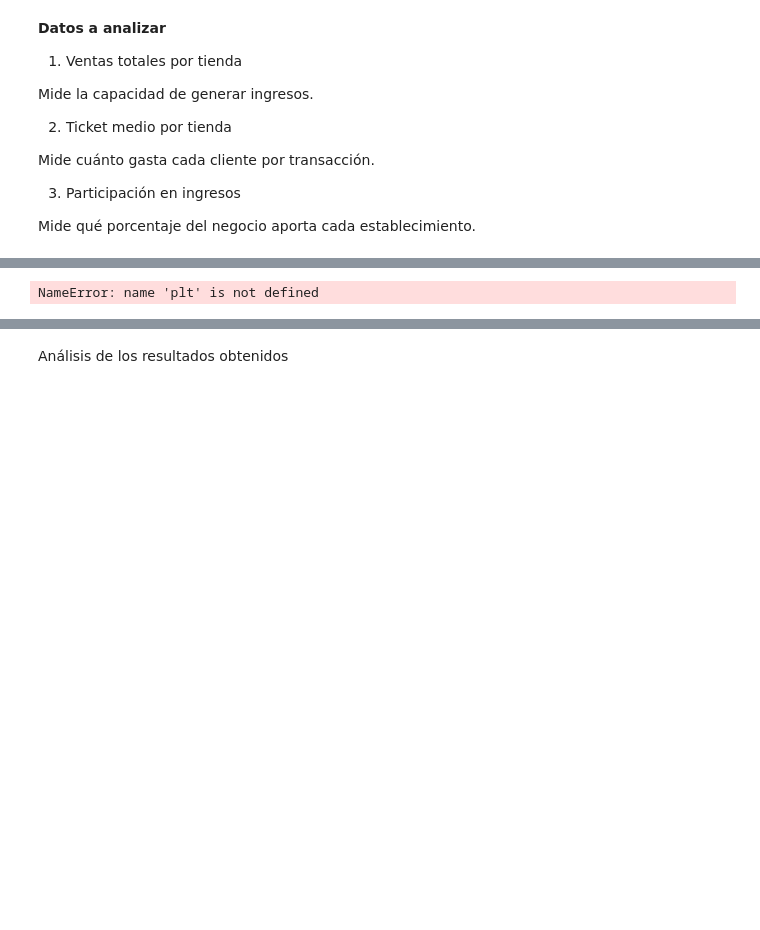
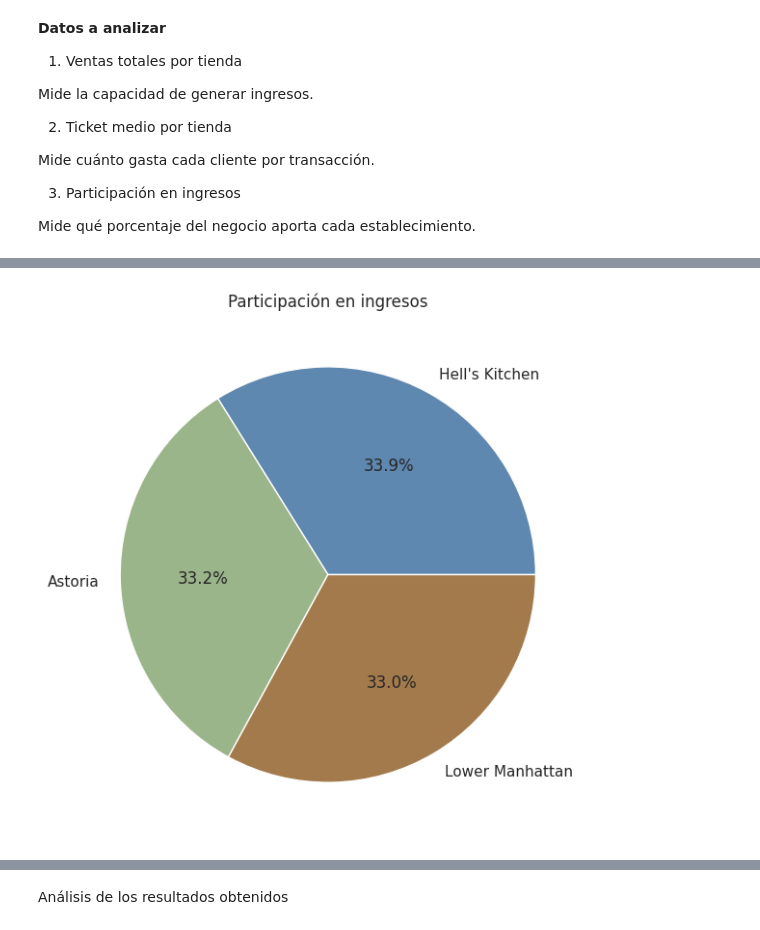
Before and after one commit to EliasHernandezBar/Proyecto-Final, a Jupyter notebook: Proyecto_Integrador.ipynb, the cells around one changed output, grey strips where cells are left out. Drawn from its saved outputs; the diff is of its cells as text; code cells hidden in the pictures; blank space fills up the shorter version.

```diff
--- a/Proyecto_Integrador.ipynb
+++ b/Proyecto_Integrador.ipynb
@@ -1160,19 +1221,26 @@ plt.show()
 # %%
 #Gráfico 3 - Participación en ingresos
+
+import matplotlib.pyplot as plt
+
+# Paleta definida en tu manual de identidad
+colores = ['#5F88B0', '#9BB58A','#A37A4C']
 
 plt.figure(figsize=(7,7))
 
 plt.pie(
     df_store["net_sales"],
     labels=df_store["store_location"],
-    autopct="%1.1f%%"
+    autopct="%1.1f%%",
+    colors=colores, # Aquí aplicamos la paleta
+    wedgeprops={'edgecolor': 'white'} # Añade un pequeño borde blanco para separar las porciones
 )
 
 plt.title("Participación en ingresos")
 
 plt.show()
 # %% [output]
-NameError: name 'plt' is not defined
+[figure, added]
 # %%
 mejor_tienda = df_store.loc[
     df_store["net_sales"].idxmax()
```
Also changed, not shown: parts of 35 cells of this notebook.
